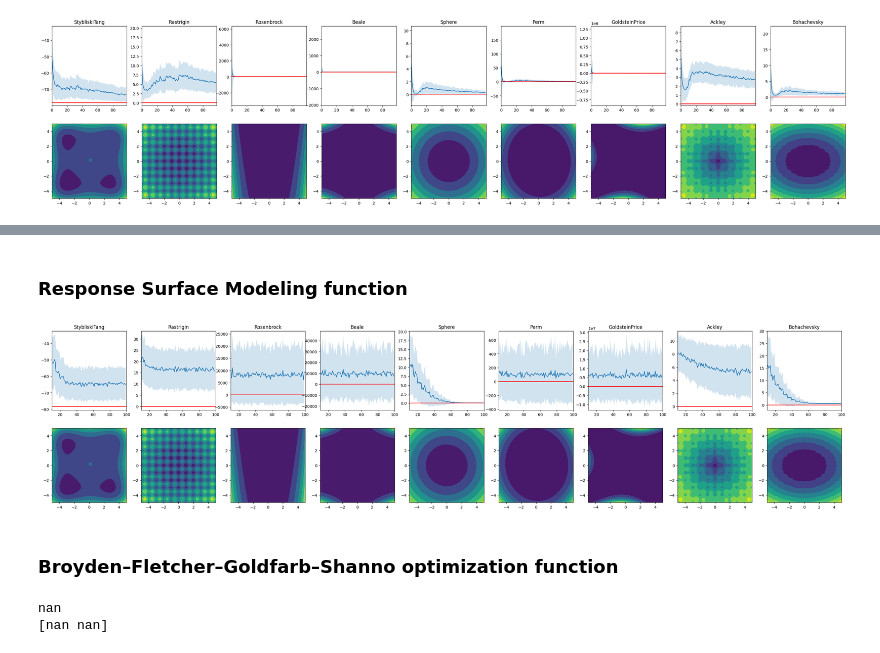
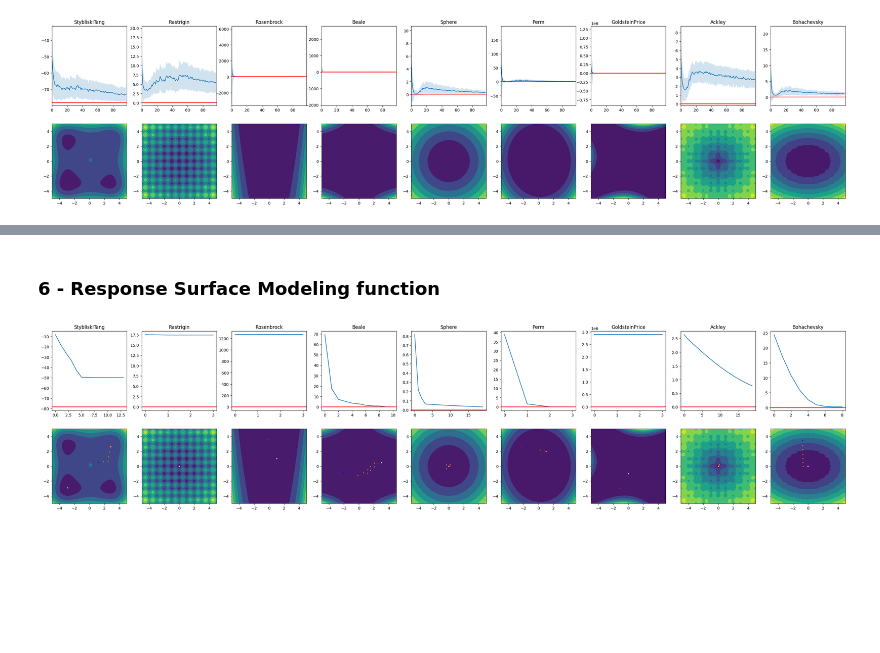
Before and after one commit to oselin/algorithm_development, a Jupyter notebook: performance_analysis.ipynb, the cells around one changed output, grey strips where cells are left out. Saved outputs shown, nothing was run; the diff lists cells and outputs as text; code cells hidden in the pictures; blank space fills up the shorter version.

```diff
--- a/performance_analysis.ipynb
+++ b/performance_analysis.ipynb
@@ -15,6 +105,6 @@ test_functions =[StybliskiTang, Rastrigin, Rosenbrock, Beale, Sphere, Perm, Gold
 # %%
 tests = 250
-min_budget, max_budget = 10, 100
+budgets = np.linspace(10,100,18, dtype=int)
 
 X1 =  X2 = np.linspace(-5, 5, 101)
 points = np.array([[x1,x2] for x1 in X1 for x2 in X2])
@@ -30,7 +120,7 @@ for idx, fcn in enumerate(test_functions):
     Fx = test_function(points.T)
     # Iterate over the budgets
     Ymean, Ystd, Ytests = [], [], []
-    for budget in range(min_budget, max_budget):
+    for budget in budgets:
         Ytests.clear()
         # Perform the tests
         for test in range(tests):
@@ -44,10 +134,10 @@ for idx, fcn in enumerate(test_functions):
     Ymean, Ystd = np.array(Ymean), np.array(Ystd)
 
     # Plot the performances
-    ax[0,idx].plot(range(min_budget, max_budget), Ymean)
-    ax[0,idx].fill_between(range(min_budget, max_budget), Ymean - Ystd, Ymean + Ystd, alpha=0.2, label='Standard Deviation')
+    ax[0,idx].plot(budgets, Ymean)
+    ax[0,idx].fill_between(budgets, Ymean - Ystd, Ymean + Ystd, alpha=0.2, label='Standard Deviation')
     ax[0,idx].axhline(y = np.min(Fx), color = 'r', linestyle = '-')
-    ax[0,idx].set_xlim(xmin=min_budget, xmax=max_budget)
+    ax[0,idx].set_xlim(xmin=budgets[0], xmax=budgets[-1])
     ax[0,idx].set_title(fcn.__name__)
     ax[1,idx].contourf(X1,X2,Fx.reshape(101,101).T)
     ax[1,idx].axis('scaled')
@@ -154,7 +242,7 @@ plt.show()
 [figure]
 # %%
 tests = 250
-min_budget, max_budget = 10, 100
+budgets = np.linspace(10,100,18, dtype=int)
 
 X1 =  X2 = np.linspace(-5, 5, 101)
 points = np.array([[x1,x2] for x1 in X1 for x2 in X2])
@@ -168,7 +256,7 @@ for idx, fcn in enumerate(test_functions):
     # Iterate over the budgets
     Ymean, Ystd, Ytests = [], [], []
 
-    for budget in range(min_budget, max_budget):
+    for budget in budgets:
         Ytests.clear()
         # Perform the tests
         for test in range(tests):
@@ -182,10 +270,10 @@ for idx, fcn in enumerate(test_functions):
     Ymean, Ystd = np.array(Ymean), np.array(Ystd)
 
     # Plot the performances
-    ax[0,idx].plot(range(min_budget, max_budget), Ymean)
-    ax[0,idx].fill_between(range(min_budget, max_budget), Ymean - Ystd, Ymean + Ystd, alpha=0.2, label='Standard Deviation')
+    ax[0,idx].plot(budgets, Ymean)
+    ax[0,idx].fill_between(budgets, Ymean - Ystd, Ymean + Ystd, alpha=0.2, label='Standard Deviation')
     ax[0,idx].axhline(y = np.min(Fx), color = 'r', linestyle = '-')
-    ax[0,idx].set_xlim(xmin=min_budget, xmax=max_budget)
+    ax[0,idx].set_xlim(xmin=budgets[0], xmax=budgets[-1])
     ax[0,idx].set_title(fcn.__name__)
     ax[1,idx].contourf(X1,X2,Fx.reshape(101,101).T)
     ax[1,idx].axis('scaled')
@@ -240,53 +574,40 @@ plt.show()
 # %% [markdown]
-### Response Surface Modeling function
+### 6 - Response Surface Modeling function
 # %%
-tests = 250
-min_budget, max_budget = 10, 100
+budget = 100
 
 X1 =  X2 = np.linspace(-5, 5, 101)
 points = np.array([[x1,x2] for x1 in X1 for x2 in X2])
 
 fig, ax = plt.subplots(2, len(test_functions), figsize=(4*len(test_functions),8))
 
-
 for idx, fcn in enumerate(test_functions):
 
     Fx = fcn(points.T)
-    # Iterate over the budgets
-    Ymean, Ystd, Ytests = [], [], []
 
-    for budget in range(min_budget, max_budget):
-        Ytests.clear()
-        # Perform the tests
-        for test in range(tests):
-            Xmin, Ymin, _, _ = response_surface(fcn, boundaries=[[-5,-5],[5,5]], dimension=2, sampling_budget=budget, tol = 1e-8,
-                                                sampling_method="box_behnken", sampling_bound=0.5, iteration_method="gradient", learning_rate=0.01)
-            Ytests.append(Ymin)
-
-        Ymean.append(np.mean(Ytests))
-        Ystd.append(np.std(Ytests))
-
-    # Estimate mean and std of the tests
-    Ymean, Ystd = np.array(Ymean), np.array(Ystd)
-
-    # Plot the performances
-    ax[0,idx].plot(range(min_budget, max_budget), Ymean)
-    ax[0,idx].fill_between(range(min_budget, max_budget), Ymean - Ystd, Ymean + Ystd, alpha=0.2, label='Standard Deviation')
-    ax[0,idx].axhline(y = np.min(Fx), color = 'r', linestyle = '-')
-    ax[0,idx].set_xlim(xmin=min_budget, xmax=max_budget)
-    ax[0,idx].set_title(fcn.__name__)
+    # Draw the test function
     ax[1,idx].contourf(X1,X2,Fx.reshape(101,101).T)
     ax[1,idx].axis('scaled')
 
+    Xmin, Ymin, X, Y = response_surface(fcn, boundaries=[[-5,-5],[5,5]], dimension=2,sampling_budget=budget, tol = 1e-8, sampling_method="box_behnken",
+                                        sampling_bound=0.5, iteration_method="gradient", learning_rate=0.01, verbose=False)
+
+    # Draw the analyzed points
+    for x in X: ax[1,idx].scatter(x[0], x[1], c="orange", s=2)
+
+    # Draw the initial and final point (or best)
+    ax[1,idx].scatter(X[0,0],  X[0,1],  c="blue", s=3)
+    ax[1,idx].scatter(Xmin[0], Xmin[1], c="red",  s=3)
+
+    # Draw the true minimum
+    Xmin_true = points[np.argmin(Fx)]
+    ax[1,idx].scatter(Xmin_true[0], Xmin_true[1], c="white", s=3)
+
+    # Plot the performances
+    ax[0,idx].plot(range(len(Y)), Y)
+    ax[0,idx].axhline(y = np.min(Fx), color = 'r', linestyle = '-')
+    ax[0,idx].set_title(fcn.__name__)
+
 plt.show()
 # %% [output]
-[figure, old version]
+[figure, new version]
-# %% [markdown]
-### Broyden–Fletcher–Goldfarb–Shanno optimization function
-# %%
-x, y, _, _ = bfgs(StybliskiTang, dimension=2, boundaries=[[-5,-5],[5,5]], sampling_budget=100, tol=10e-6, verbose=False)
-print(y)
-print(x)
-# %% [output]
-nan
-[nan nan]
```
Also changed, not shown: parts of 29 cells of this notebook, 5 other files.
